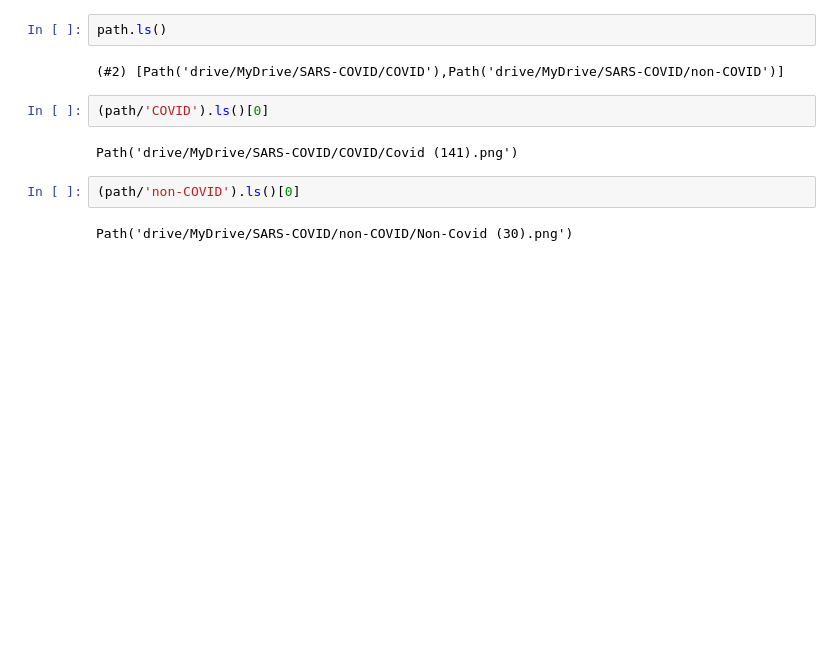
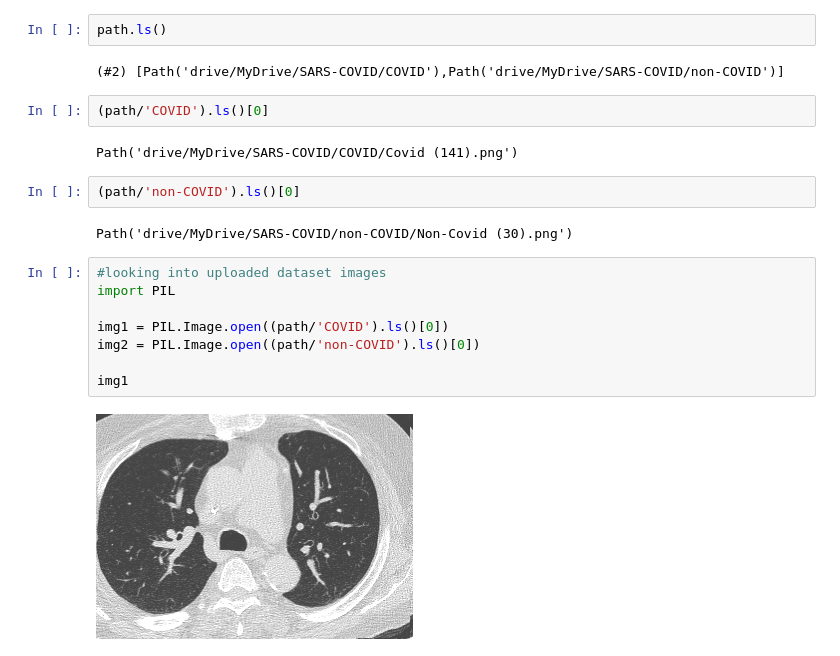
Before and after one commit to Mohamed-Khalil67/Project_MLP_DLP_Gender, a Jupyter notebook: SARS_COVID.ipynb, the cells around one changed output. Cells and saved outputs as stored; diff of their text form; blank space fills up the shorter version.

```diff
--- a/SARS_COVID.ipynb
+++ b/SARS_COVID.ipynb
@@ -27,3 +27,13 @@ Path('drive/MyDrive/SARS-COVID/COVID/Covid (141).png')
 (path/'non-COVID').ls()[0]
 # %% [output]
 Path('drive/MyDrive/SARS-COVID/non-COVID/Non-Covid (30).png')
+# %%
+#looking into uploaded dataset images
+import PIL
+
+img1 = PIL.Image.open((path/'COVID').ls()[0])
+img2 = PIL.Image.open((path/'non-COVID').ls()[0])
+
+img1
+# %% [output]
+[figure, added]
```
Also changed, not shown: parts of 1 cell of this notebook.
